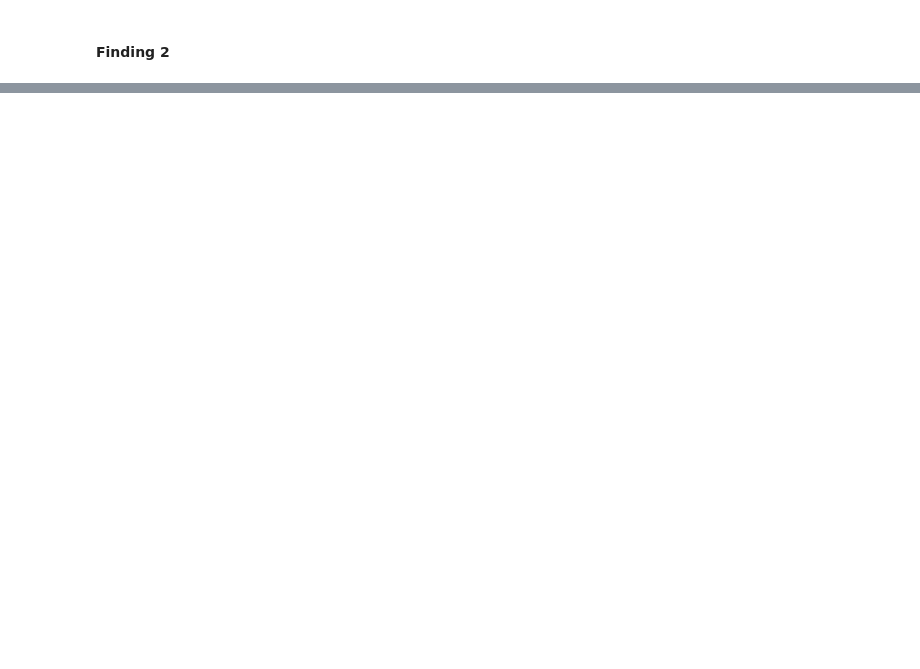
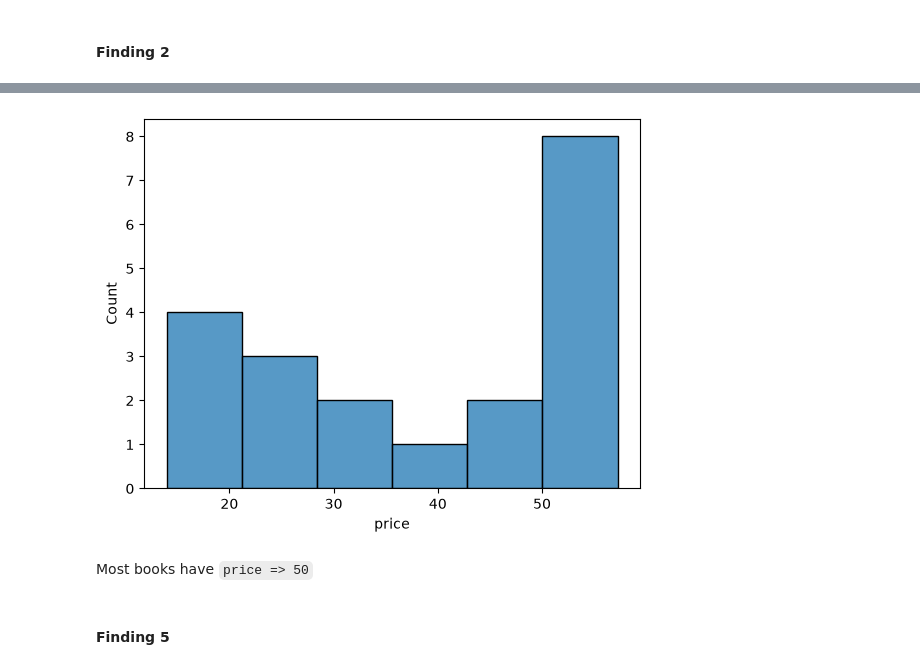
Before and after one commit to s0litary0/data-collection-and-preparation-labs, a Jupyter notebook: lab4/lab4.ipynb, the cells around one changed output, grey strips where cells are left out. Drawn from its saved outputs; the diff is of its cells as text; code cells hidden in the pictures; blank space fills up the shorter version.

```diff
--- a/lab4/lab4.ipynb
+++ b/lab4/lab4.ipynb
@@ -184,0 +428,11 @@ books_api_df["languages"].value_counts()
+# %%
+sns.histplot(
+    data=books_scraped_df,
+    x="price"
+);
+# %% [output]
+[figure, added]
+# %% [markdown]
+Most books have `price => 50`
+# %% [markdown]
+#### Finding 5
```
Also changed, not shown: parts of 41 cells of this notebook, 2 other files.
